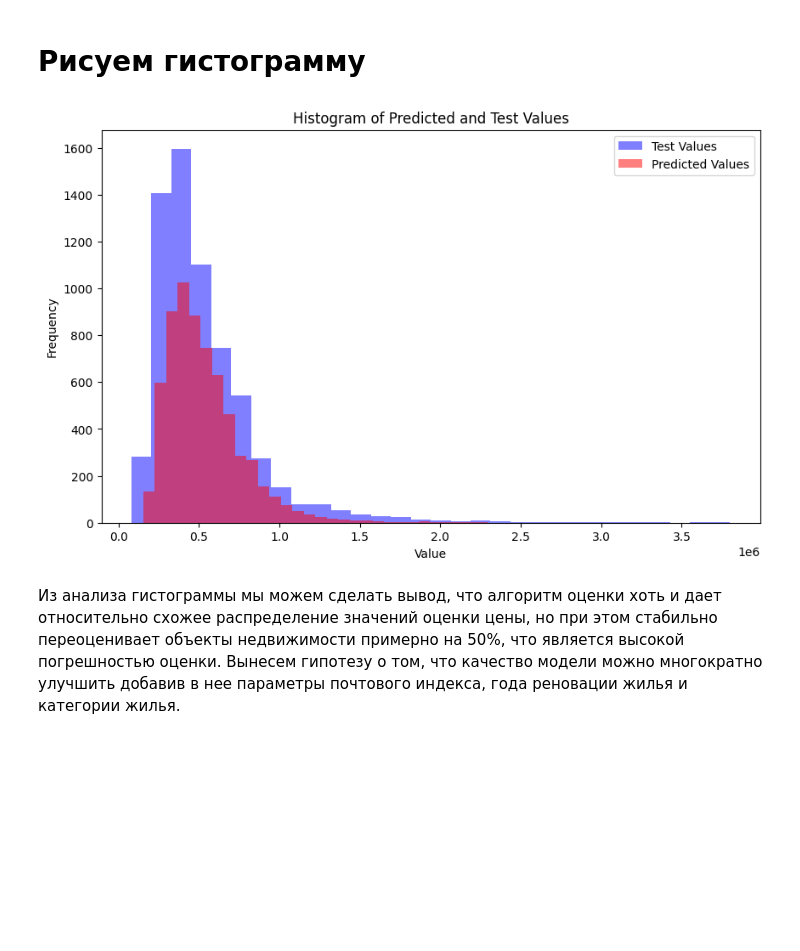
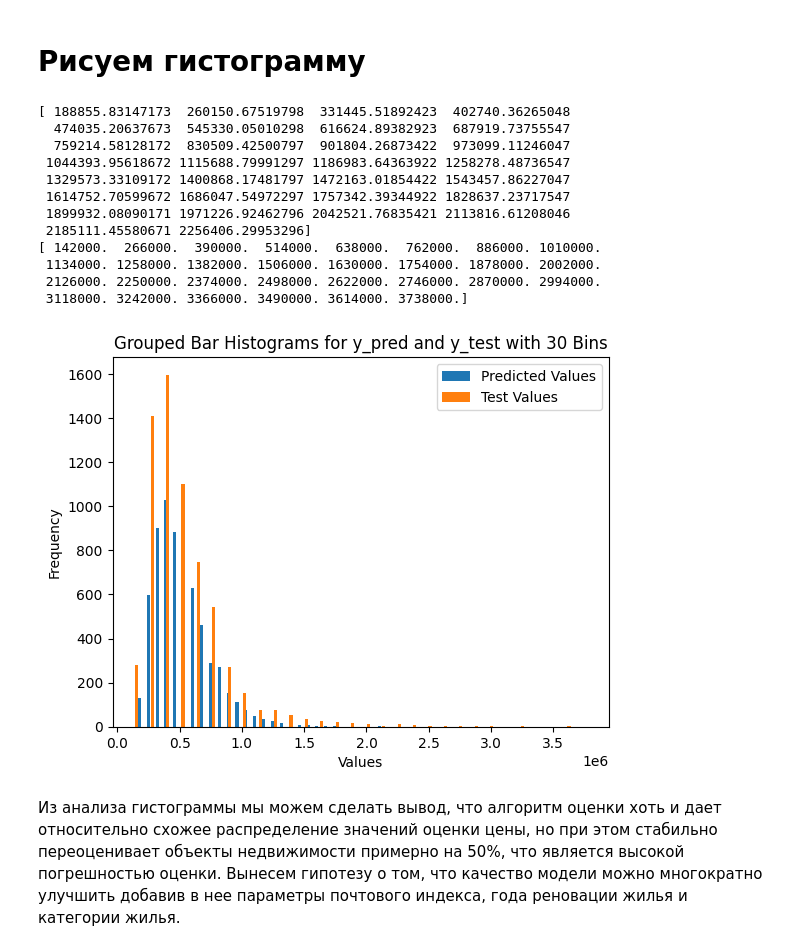
Before and after one commit to lehadnk/t8-ai, a Jupyter notebook: t8hw.ipynb, the cells around one changed output. Cells and saved outputs as stored; diff of their text form; code cells hidden in the pictures; blank space fills up the shorter version.

Commit message:
Updated charts

```diff
--- a/t8hw.ipynb
+++ b/t8hw.ipynb
@@ -196,19 +196,38 @@ sqft_living  0.579654    0.074076     1.000000
 # Рисуем гистограмму
 # %%
 import matplotlib.pyplot as plt
-plt.figure(figsize=(10, 6))
 
-plt.hist(y_test, bins=30, alpha=0.5, color='blue', label='Test Values')
-plt.hist(y_pred, bins=30, alpha=0.5, color='red', label='Predicted Values')
+y_pred_hist, y_pred_bins = np.histogram(y_pred, bins=30)
+y_test_hist, y_test_bins = np.histogram(y_test, bins=30)
 
-plt.xlabel('Value')
+y_pred_centers = 0.5 * (y_pred_bins[1:] + y_pred_bins[:-1])
+y_test_centers = 0.5 * (y_test_bins[:-1] + y_test_bins[1:])
+
+bar_width = 25000
+
+plt.bar(y_pred_centers - bar_width / 2, y_pred_hist, bar_width, label='Predicted Values')
+plt.bar(y_test_centers + bar_width / 2, y_test_hist, bar_width, label='Test Values')
+
+plt.xlabel('Values')
 plt.ylabel('Frequency')
-plt.title('Histogram of Predicted and Test Values')
+plt.title('Grouped Bar Histograms for y_pred and y_test with 30 Bins')
 plt.legend()
 
 plt.show()
 # %% [output]
+[ 188855.83147173  260150.67519798  331445.51892423  402740.36265048
+  474035.20637673  545330.05010298  616624.89382923  687919.73755547
+  759214.58128172  830509.42500797  901804.26873422  973099.11246047
+ 1044393.95618672 1115688.79991297 1186983.64363922 1258278.48736547
+ 1329573.33109172 1400868.17481797 1472163.01854422 1543457.86227047
+ 1614752.70599672 1686047.54972297 1757342.39344922 1828637.23717547
+ 1899932.08090171 1971226.92462796 2042521.76835421 2113816.61208046
+ 2185111.45580671 2256406.29953296]
+[ 142000.  266000.  390000.  514000.  638000.  762000.  886000. 1010000.
+ 1134000. 1258000. 1382000. 1506000. 1630000. 1754000. 1878000. 2002000.
+ 2126000. 2250000. 2374000. 2498000. 2622000. 2746000. 2870000. 2994000.
+ 3118000. 3242000. 3366000. 3490000. 3614000. 3738000.]
-[figure, old version]
+[figure, new version]
 # %% [markdown]
 Из анализа гистограммы мы можем сделать вывод, что алгоритм оценки хоть и дает относительно схожее распределение значений оценки цены, но при этом стабильно переоценивает объекты недвижимости примерно на 50%, что является высокой погрешностью оценки. Вынесем гипотезу о том, что качество модели можно многократно улучшить добавив в нее параметры почтового индекса, года реновации жилья и категории жилья.
 # %%
```
Also changed, not shown: parts of 1 cell of this notebook.
